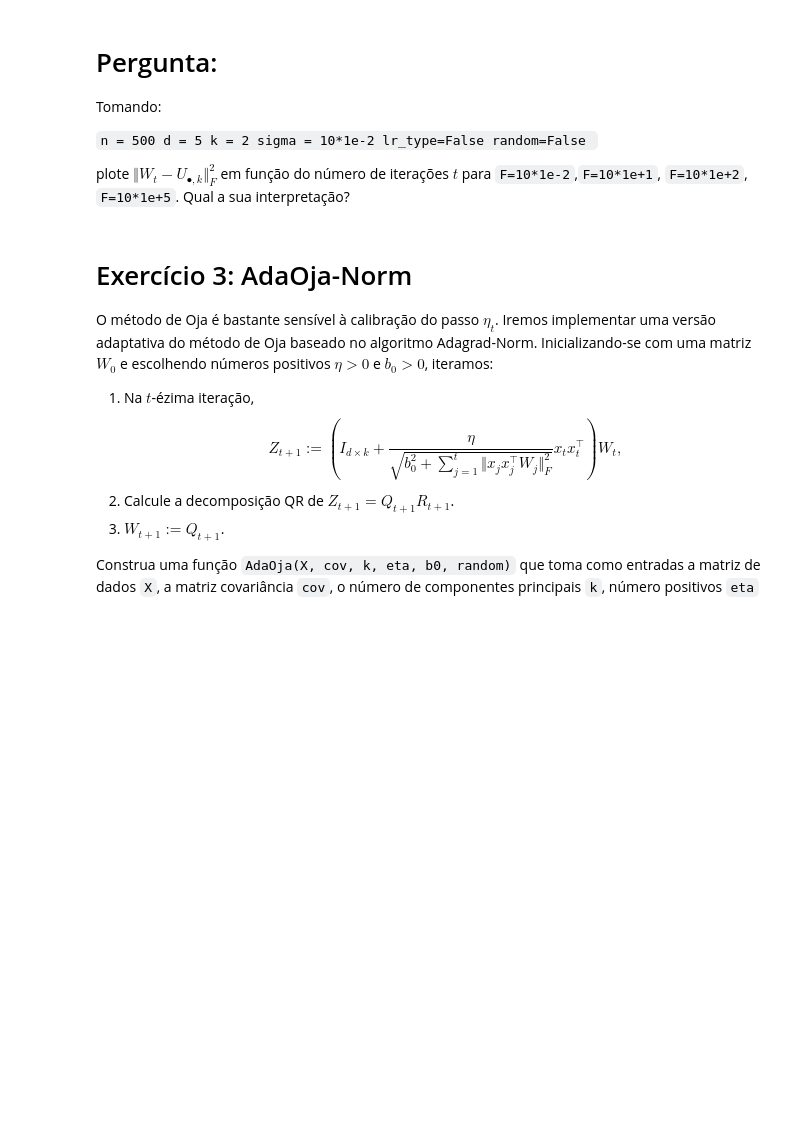
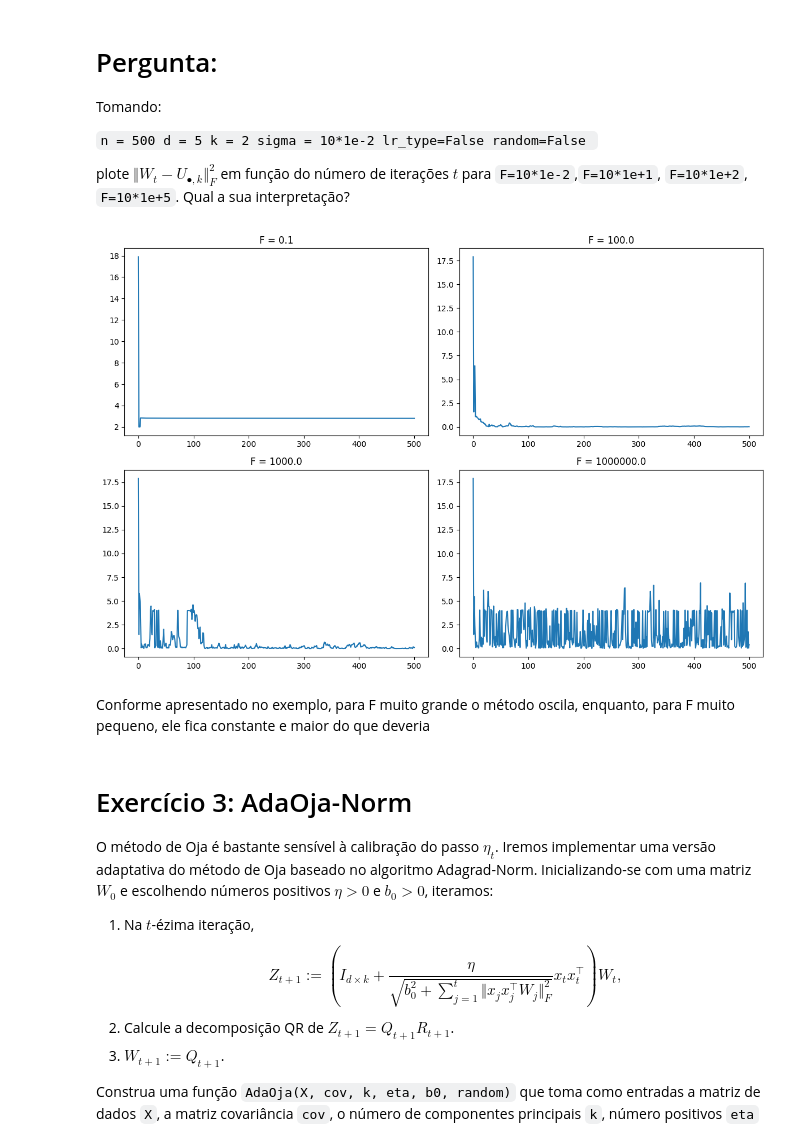
Before and after one commit to d4ruh/OCD-2026, a Jupyter notebook: projeto-02/streaming_PCA.ipynb, the cells around one changed output. Cells and saved outputs as stored; diff of their text form; code cells hidden in the pictures; blank space fills up the shorter version.

```diff
--- a/projeto-02/streaming_PCA.ipynb
+++ b/projeto-02/streaming_PCA.ipynb
@@ -113 +125,27 @@ NOTA: se `random=True`, inicialize o método de Oja tomando $W_0$ como o fator Q
+# %%
+def Oja(X, cov, k, c, lr_type, random):
+  n, d = X.shape
+
+  if random:
+    Wt, _ = la.qr(np.random.normal(0, 1, (d, k)), mode='economic')
+  else:
+    Wt = np.ones((d, k))
+
+  lr = (lambda t: c / (t**(1/2))) if lr_type else (lambda t: c / t)
+
+  eig_vals, eig_vect = la.eigh(cov)
+  U_k = eig_vect[:, ::-1][:, :k]
+
+  loss = lambda W: la.norm(W - U_k)**2
+
+  loss_log = np.zeros(n+1)
+  loss_log[0] = loss(Wt)
+
+  for t in range(n):
+    xt = X[t]
+    Zt = Wt + lr(t+1) * np.outer(xt, xt @ Wt)
+    Wt, _ = la.qr(Zt, mode='economic')
+    loss_log[t+1] = loss(Wt)
+
+  return loss_log, Wt
 # %%
@@ -136,6 +171,22 @@ Tomando:
 `
 
 plote $\Vert W_t - U_{\bullet,k}\Vert^2_F$ em função do número de iterações $t$ para `F=10*1e-2`,`F=10*1e+1`, `F=10*1e+2`, `F=10*1e+5`. Qual a sua interpretação?
+# %%
+Fs = [[10*1e-2, 10*1e+1], [10*1e+2, 10*1e+5]]
+
+fig, axs = plt.subplots(2, 2, figsize=(12,8))
+
+for i in range(2):
+    for j in range(2):
+        axs[i][j].plot(Oja(X, cov, k, c=Fs[i][j]*sigma, lr_type=False, random=False)[0])
+        axs[i][j].set_title(f"F = {Fs[i][j]}")
+
+plt.tight_layout()
+plt.show()
+# %% [output]
+[figure, added]
+# %% [markdown]
+Conforme apresentado no exemplo, para F muito grande o método oscila, enquanto, para F muito pequeno, ele fica constante e maior do que deveria
 # %% [markdown]
 # Exercício 3: AdaOja-Norm
 
```
Also changed, not shown: parts of 24 cells of this notebook.
